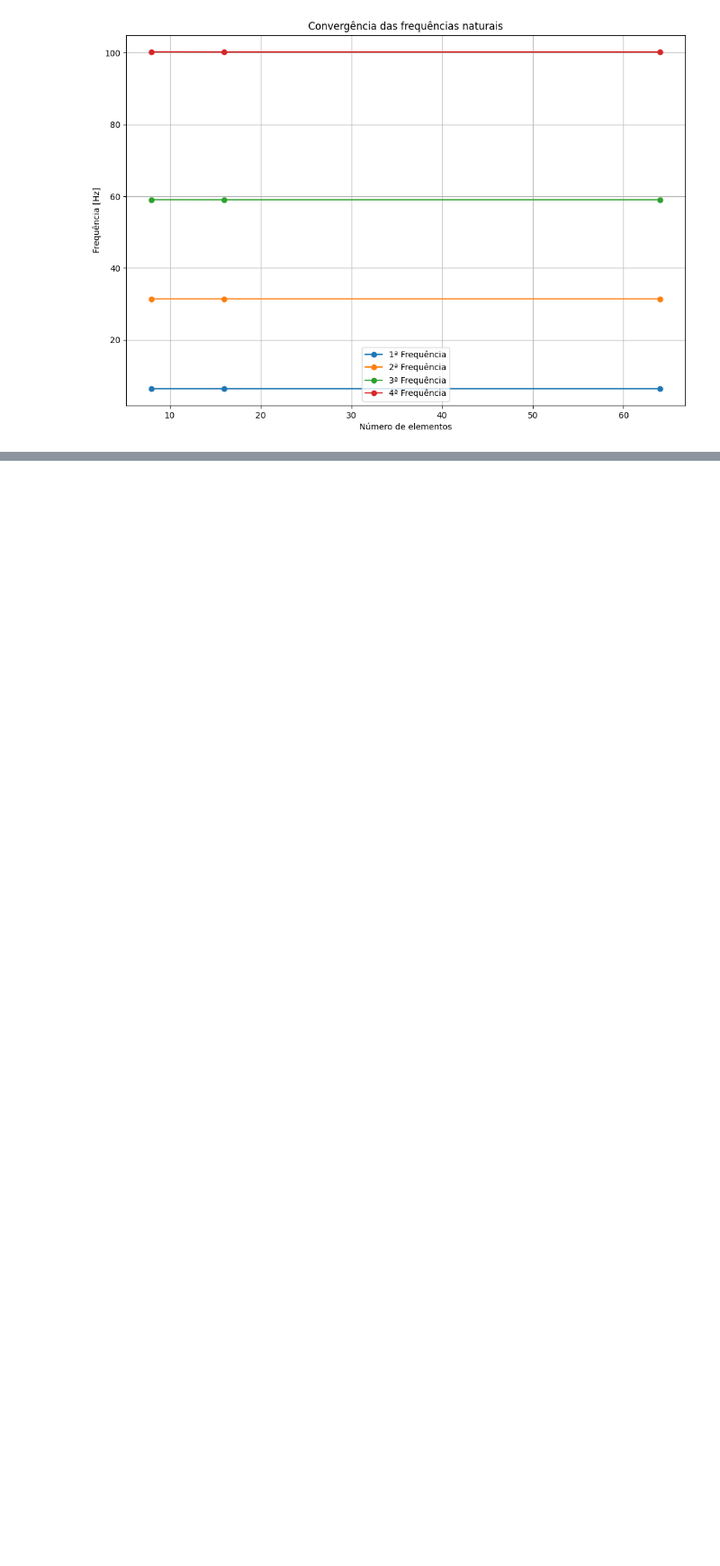
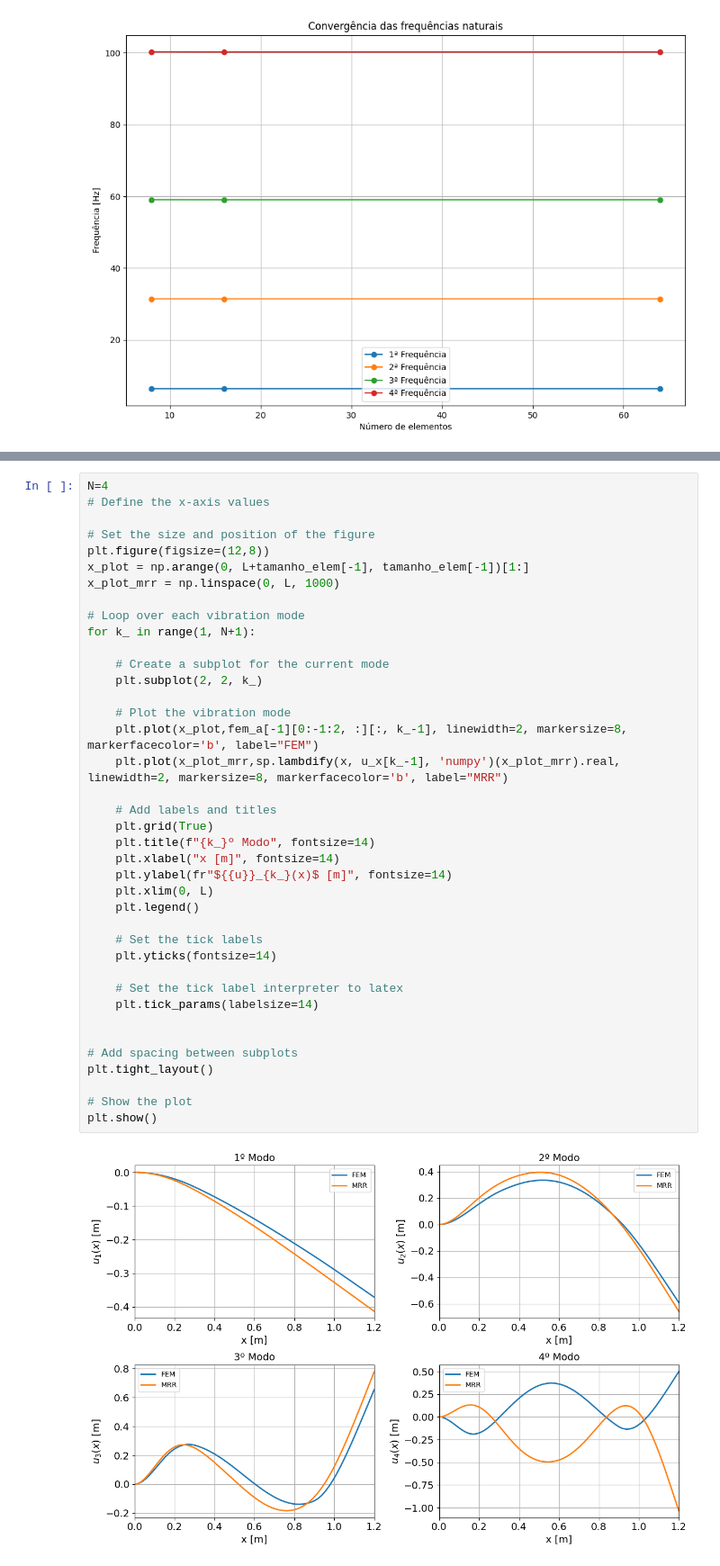
Before and after one commit to VictorBauler/VibroAcustica, a Jupyter notebook: notebooks/Trabalho1.ipynb, the cells around one changed output, grey strips where cells are left out. Shown at 90% size. Saved outputs shown, nothing was run; the diff lists cells and outputs as text; blank space fills up the shorter version.

```diff
--- a/notebooks/Trabalho1.ipynb
+++ b/notebooks/Trabalho1.ipynb
@@ -466,0 +605,41 @@ array([[ 1.83570008e-04, -2.21599299e-03,  4.83959527e-03, ...,
+# %%
+N=4
+# Define the x-axis values
+
+# Set the size and position of the figure
+plt.figure(figsize=(12,8))
+x_plot = np.arange(0, L+tamanho_elem[-1], tamanho_elem[-1])[1:]
+x_plot_mrr = np.linspace(0, L, 1000)
+
+# Loop over each vibration mode
+for k_ in range(1, N+1):
+
+    # Create a subplot for the current mode
+    plt.subplot(2, 2, k_)
+
+    # Plot the vibration mode
+    plt.plot(x_plot,fem_a[-1][0:-1:2, :][:, k_-1], linewidth=2, markersize=8, markerfacecolor='b', label="FEM")
+    plt.plot(x_plot_mrr,sp.lambdify(x, u_x[k_-1], 'numpy')(x_plot_mrr).real, linewidth=2, markersize=8, markerfacecolor='b', label="MRR")
+
+    # Add labels and titles
+    plt.grid(True)
+    plt.title(f"{k_}º Modo", fontsize=14)
+    plt.xlabel("x [m]", fontsize=14)
+    plt.ylabel(fr"${{u}}_{k_}(x)$ [m]", fontsize=14)
+    plt.xlim(0, L)
+    plt.legend()
+
+    # Set the tick labels
+    plt.yticks(fontsize=14)
+
+    # Set the tick label interpreter to latex
+    plt.tick_params(labelsize=14)
+
+
+# Add spacing between subplots
+plt.tight_layout()
+
+# Show the plot
+plt.show()
+# %% [output]
+[figure, added]
```
Also changed, not shown: parts of 13 cells of this notebook, 2 other files.
